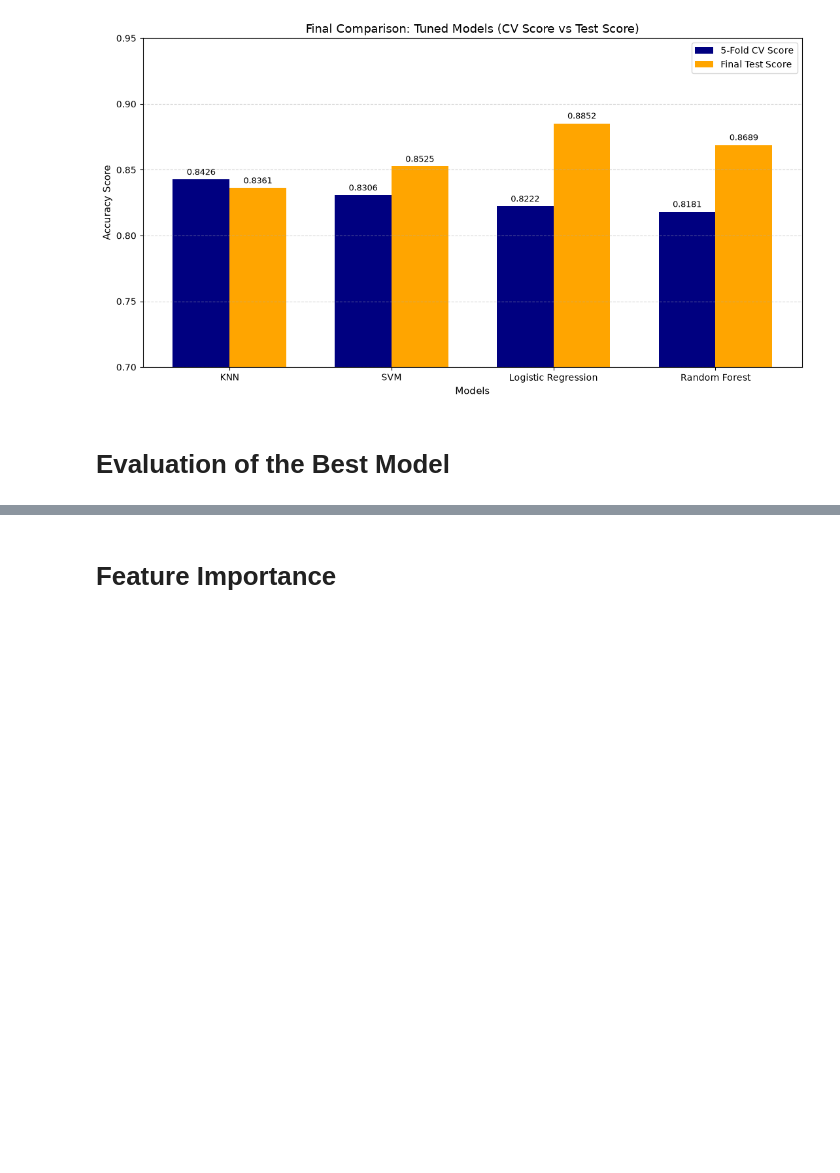
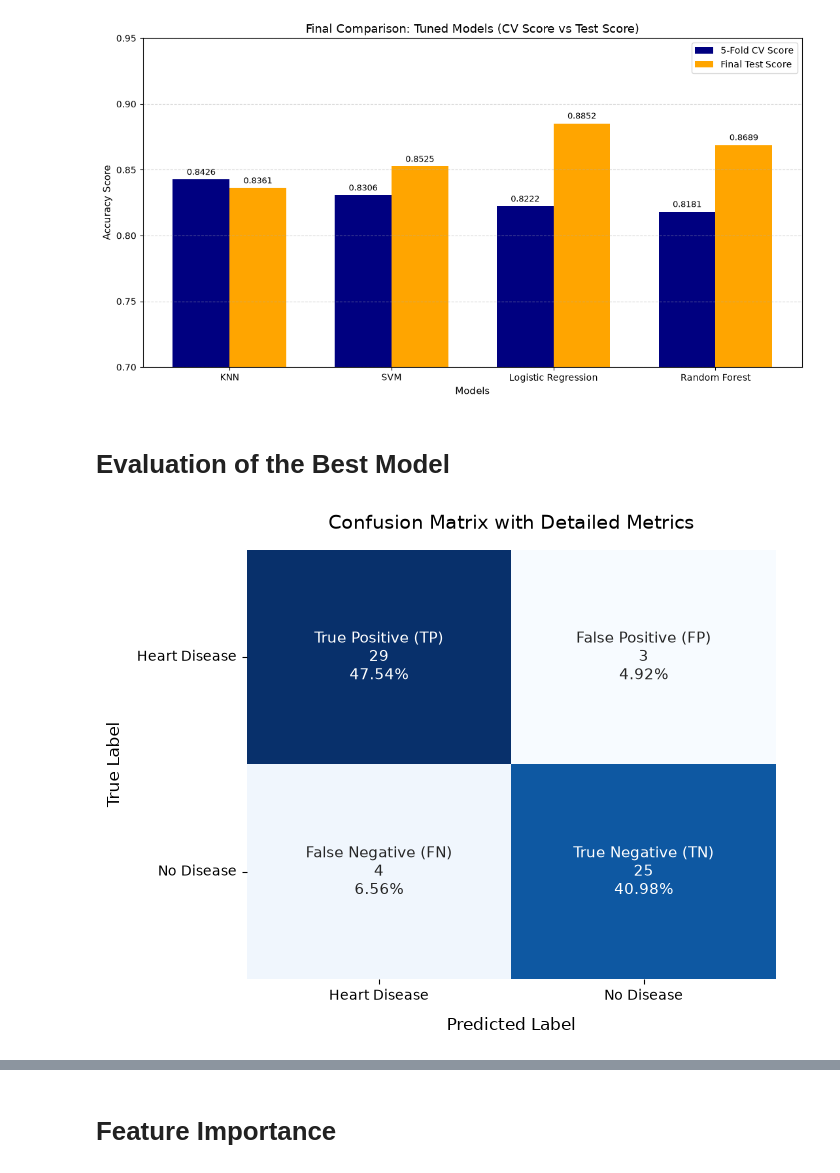
Before and after one commit to BevisWong76/heart-disease-predictor, a Jupyter notebook: heart_disease_classification.ipynb, the cells around one changed output, grey strips where cells are left out. Drawn from its saved outputs; the diff is of its cells as text; code cells hidden in the pictures; blank space fills up the shorter version.

```diff
--- a/heart_disease_classification.ipynb
+++ b/heart_disease_classification.ipynb
@@ -555,3 +555,42 @@ plt.show()
 [figure]
 # %% [markdown]
 # Evaluation of the Best Model
+# %%
+# Confusion Matrix Visualization Function
+
+def plot_pretty_conf_mat(y_test, y_preds):
+    """
+    Plots a confusion matrix with labels (TP, FP, TN, FN)
+    and dual annotation (count and percentage).
+    """
+    # Positive class (1) is "Heart Disease", Negative class (0) is "No Disease"
+    cm = confusion_matrix(y_test, y_preds, labels=[1, 0])
+    # Calculate group names, counts, and percentages
+    group_names = ["True Positive (TP)", "False Positive (FP)",
+                   "False Negative (FN)", "True Negative (TN)"]
+    group_counts = ["{0:0.0f}".format(value) for value in cm.flatten()]
+    group_percentages = ["{0:.2%}".format(value) for value in cm.flatten()/np.sum(cm)]
+    # Combine the labels into a single array for annotation
+    labels = [f"{v1}\n{v2}\n{v3}" for v1, v2, v3 in zip(group_names, group_counts, group_percentages)]
+    labels = np.asarray(labels).reshape(2, 2)
+    # Plotting the confusion matrix with annotations
+    plt.figure(figsize=(7, 5.5))
+    sns.heatmap(cm, annot=labels, fmt="", cmap="Blues", cbar=False,
+                xticklabels=["Heart Disease", "No Disease"],
+                yticklabels=["Heart Disease", "No Disease"],
+                annot_kws={"fontsize": 11})
+    plt.xlabel("Predicted Label", fontsize=12, labelpad=10)
+    plt.ylabel("True Label", fontsize=12, labelpad=10)
+    plt.title("Confusion Matrix with Detailed Metrics", fontsize=14, pad=15)
+    plt.yticks(rotation=0)
+    plt.tight_layout()
+    plt.savefig(evaluation_plots_dir / "01_confusion_matrix_detailed.png", dpi=300, bbox_inches='tight')
+    plt.show()
+
+# Take the best model (Logistic Regression) and make predictions on the test set
+best_model = gs_log_reg.best_estimator_
+y_preds = best_model.predict(X_test)
+
+plot_pretty_conf_mat(y_test, y_preds)
+# %% [output]
+[figure, added]
```
Also changed, not shown: parts of 3 cells of this notebook, 5 other files.
